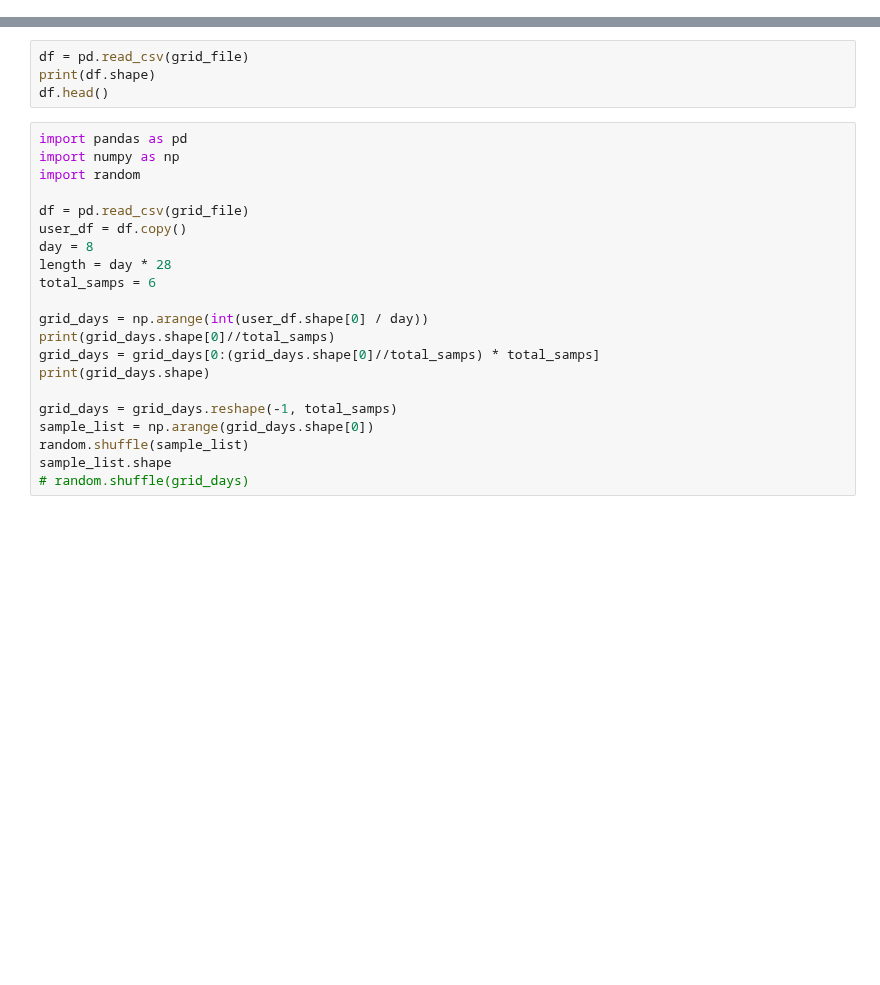
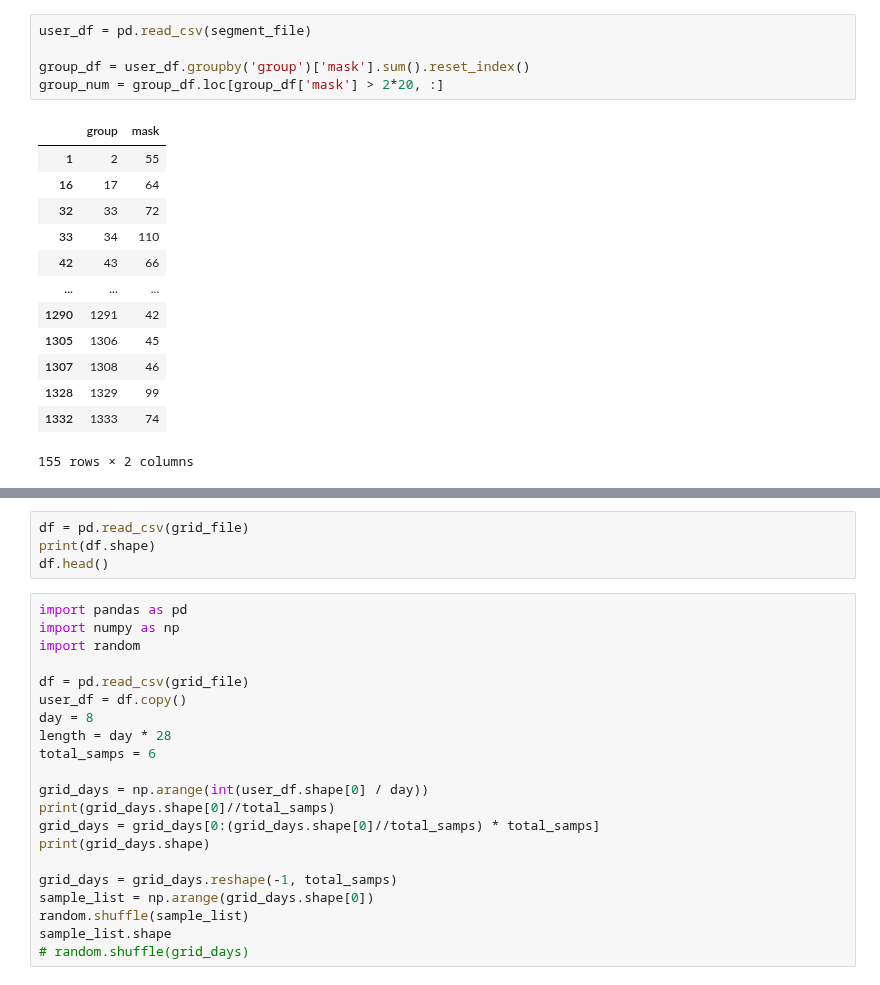
Before and after one commit to shkoma/geolife_timehetnet, a Jupyter notebook: data/geolife/preprocess.ipynb, the cells around one changed output, grey strips where cells are left out. Cells and saved outputs as stored; diff of their text form; blank space fills up the shorter version.

```diff
--- a/data/geolife/preprocess.ipynb
+++ b/data/geolife/preprocess.ipynb
@@ -141,0 +248,19 @@ end: 2008-03-14 04:00:00
+# %%
+user_df = pd.read_csv(segment_file)
+
+group_df = user_df.groupby('group')['mask'].sum().reset_index()
+group_num = group_df.loc[group_df['mask'] > 2*20, :]
+# %% [output]
+|  | group | mask |
+| 1 | 2 | 55 |
+| 16 | 17 | 64 |
+| 32 | 33 | 72 |
+| 33 | 34 | 110 |
+| 42 | 43 | 66 |
+| ... | ... | ... |
+| 1290 | 1291 | 42 |
+| 1305 | 1306 | 45 |
+| 1307 | 1308 | 46 |
+| 1328 | 1329 | 99 |
+| 1332 | 1333 | 74 |
+155 rows × 2 columns
```
Also changed, not shown: parts of 5 cells of this notebook, 9 other files.
